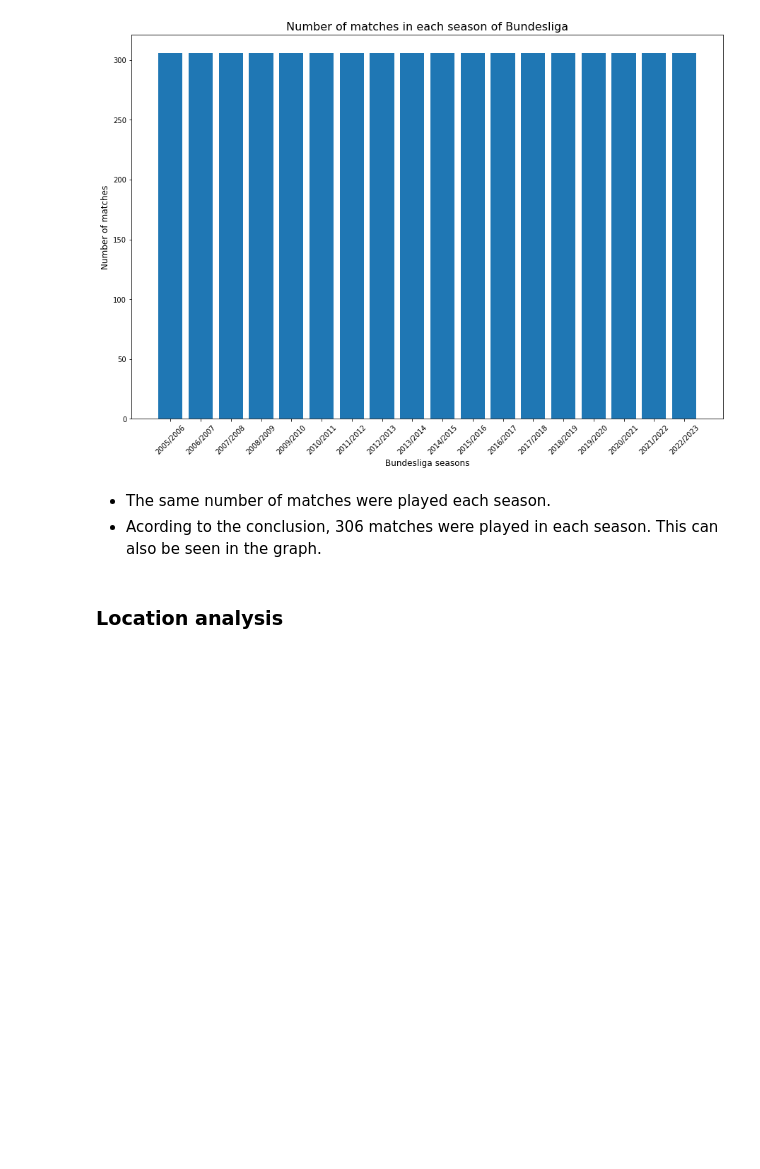
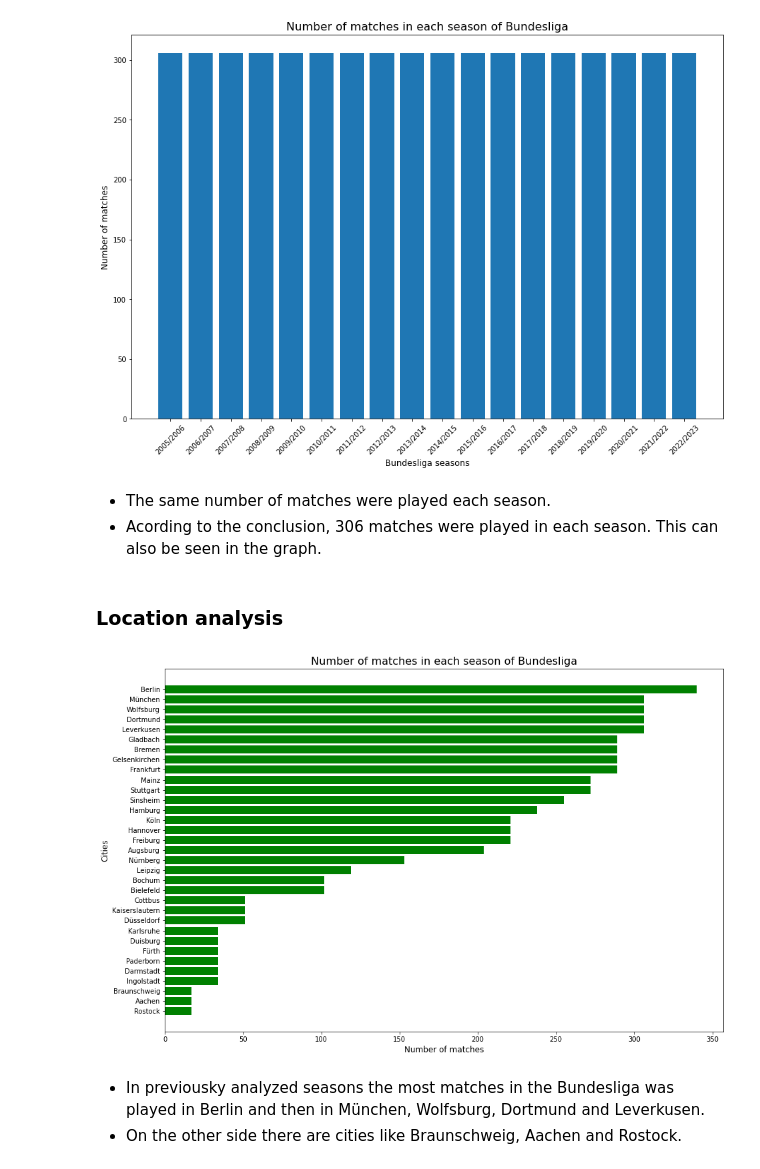
Before and after one commit to slatkowski/bundesliga_seasons_analysis, a Jupyter notebook: bundesliga_seasons_analysis.ipynb, the cells around one changed output. Cells and saved outputs as stored; diff of their text form; code cells hidden in the pictures; blank space fills up the shorter version.

Commit message:
Added horizontal bar chart of location and summary of whole location analysis.

```diff
--- a/bundesliga_seasons_analysis.ipynb
+++ b/bundesliga_seasons_analysis.ipynb
@@ -186,7 +186,22 @@ plt.show()
 # %%
 matches_count = df['location'].value_counts().reset_index()
 matches_count.columns = ['location', 'matches']
 matches_count = matches_count.sort_values(by = 'matches')
+
+plt.figure(figsize = (15, 10))
+
+plt.barh(matches_count['location'], matches_count['matches'], color = 'green')
+
+plt.xlabel('Number of matches', fontsize = 12)
+plt.ylabel('Cities', fontsize = 12)
+plt.title('Number of matches in each season of Bundesliga', fontsize = 16)
+
+plt.show()
+# %% [output]
+[figure, added]
+# %% [markdown]
+* In previousky analyzed seasons the most matches in the Bundesliga was played in Berlin and then in München, Wolfsburg, Dortmund and Leverkusen.
+* On the other side there are cities like Braunschweig, Aachen and Rostock.
 # %%
 map = folium.Map(location = [51.00, 9.00],
                  zoom_start = 6)
```
Also changed, not shown: parts of 1 cell of this notebook.
